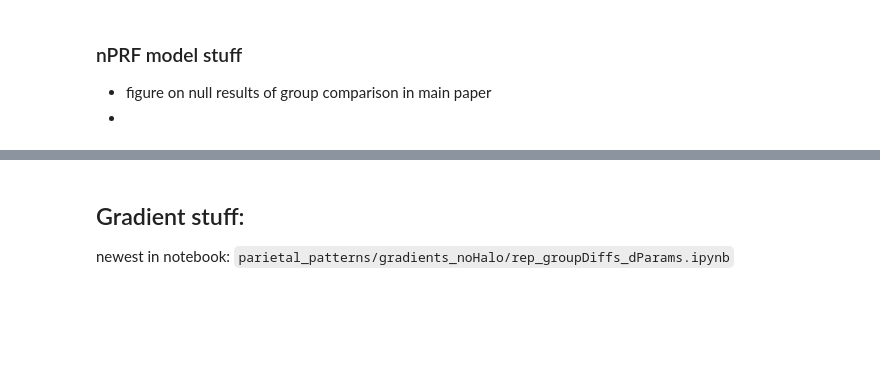
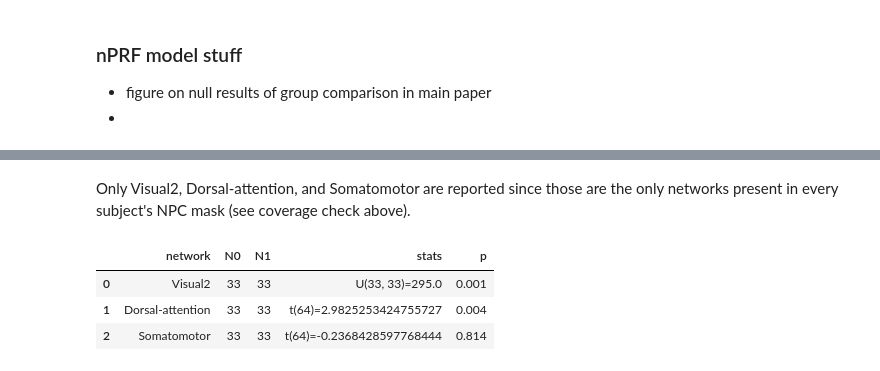
Before and after one commit to mrenke/parietal_patterns, a Jupyter notebook: prep_results/thesis_ch-DD-neuro_01.ipynb, the cells around one changed output, grey strips where cells are left out. Cells and saved outputs as stored; diff of their text form; code cells hidden in the pictures; blank space fills up the shorter version.

```diff
--- a/prep_results/thesis_ch-DD-neuro_01.ipynb
+++ b/prep_results/thesis_ch-DD-neuro_01.ipynb
@@ -82,0 +97,6 @@ npc_pfm_net_area.mean(axis=0).sort_values(ascending=False).to_frame(name='mean_a
+# %%
+# N subjects per network within the NPC mask -- which networks are universally represented?
+npc_pfm_net_area_raw = pd.read_csv(op.join(PHENOTYPE_DIR, 'netsPFM_NPC_allNets_atlas-caNets_DDnr_method-individual_area.csv'))
+coverage = npc_pfm_net_area_raw.groupby('network')['subject'].nunique().sort_values(ascending=False)
+print(f'Total subjects in file: {npc_pfm_net_area_raw["subject"].nunique()}')
+print(coverage)
@@ -125,4 +158,20 @@ display(stats_df)
 | 6 | Auditory | 1.462 | 0.636 | 0.827 | 0.000 | NaN | NaN | NaN |
-# %% [markdown]
-## Gradient stuff:
-newest in notebook: `parietal_patterns/gradients_noHalo/rep_groupDiffs_dParams.ipynb`
+# %% [markdown]
+Only Visual2, Dorsal-attention, and Somatomotor are reported since those are the only networks present in every subject's NPC mask (see coverage check above).
+# %%
+from parietal_patterns.utils.statistics import between_group_comparison
+
+rows_mwu = []
+for net in ['Visual2', 'Dorsal-attention', 'Somatomotor']:
+    net_data = npc_pfm_net_area_raw[npc_pfm_net_area_raw['network'] == net].set_index('subject').join(group_df, how='inner').reset_index()
+    g0 = net_data[net_data['group'] == 0]['size'].values
+    g1 = net_data[net_data['group'] == 1]['size'].values
+    stats, stats_term = between_group_comparison(net_data, 'size', group_names= [0, 1])
+    rows_mwu.append({'network': net, 'N0': len(g0), 'N1': len(g1), 'stats': f'{stats_term}={stats.statistic}', 'p': stats.pvalue})
+
+pd.DataFrame(rows_mwu)
+# %% [output]
+|  | network | N0 | N1 | stats | p |
+| 0 | Visual2 | 33 | 33 | U(33, 33)=295.0 | 0.001 |
+| 1 | Dorsal-attention | 33 | 33 | t(64)=2.9825253424755727 | 0.004 |
+| 2 | Somatomotor | 33 | 33 | t(64)=-0.2368428597768444 | 0.814 |
```
Also changed, not shown: parts of 20 cells of this notebook, 1 other file.
